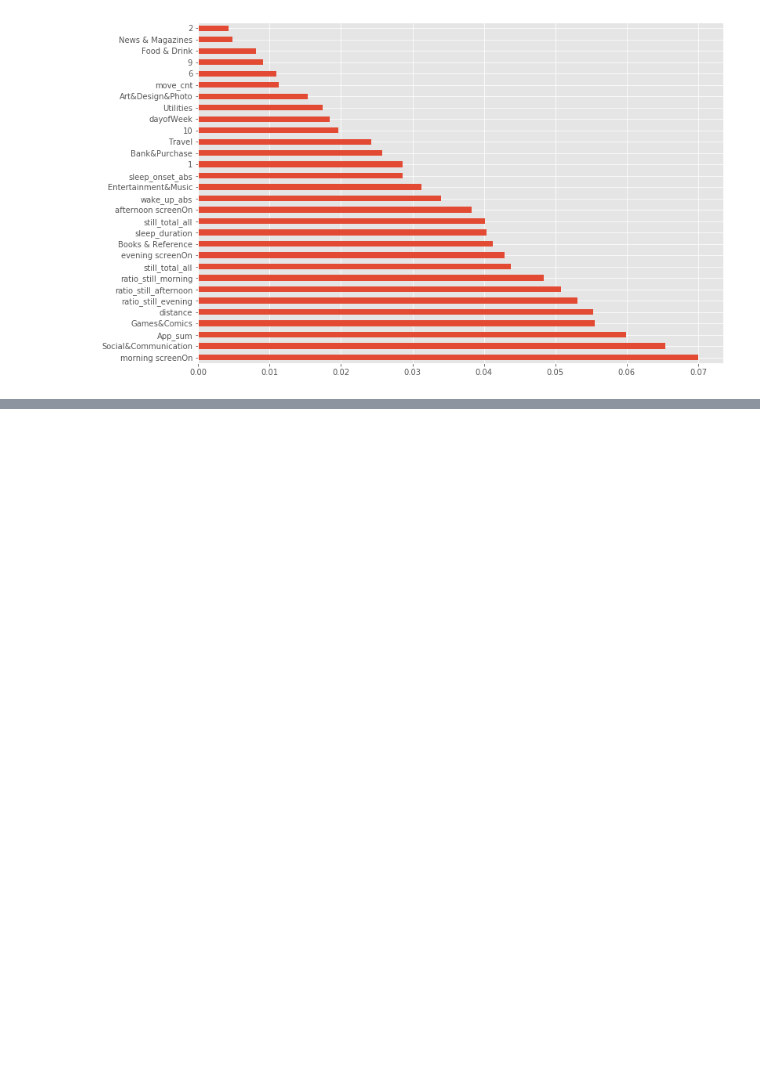
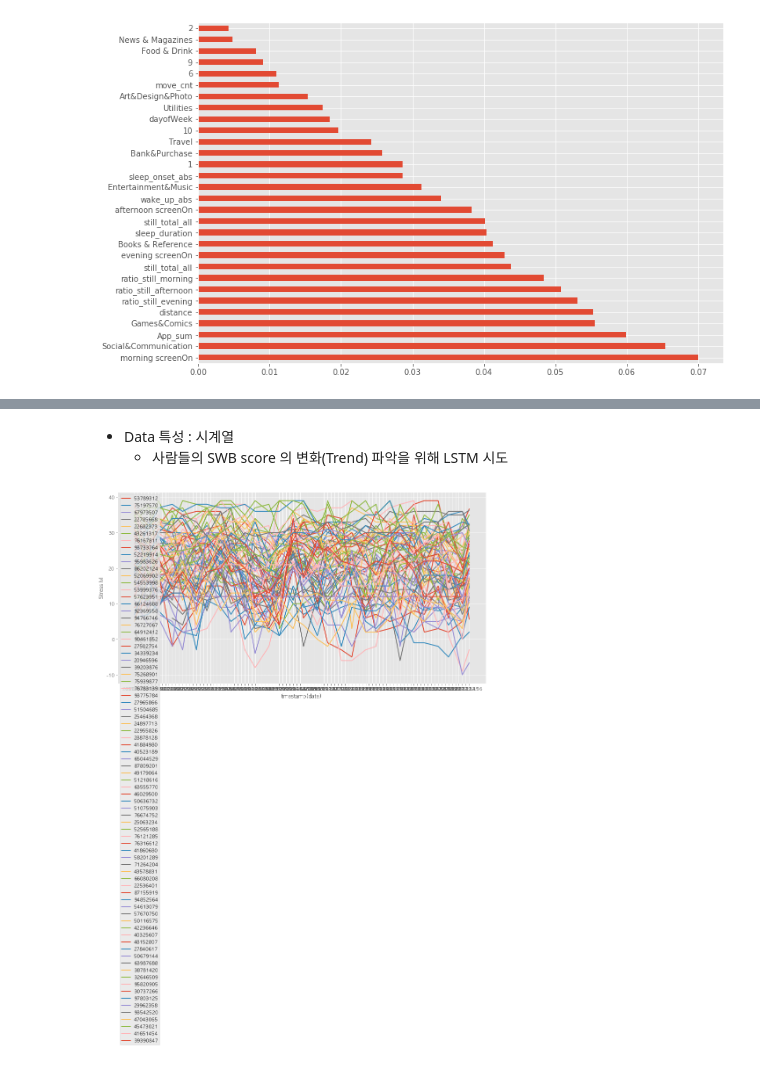
Before and after one commit to sy2399/Smartphone_Analysis, a Jupyter notebook: Code/03. Modeling/00. Model Basic1_SWB.ipynb, the cells around one changed output, grey strips where cells are left out. Drawn from its saved outputs; the diff is of its cells as text; code cells hidden in the pictures; blank space fills up the shorter version.

```diff
--- a/Code/03. Modeling/00. Model Basic1_SWB.ipynb
+++ b/Code/03. Modeling/00. Model Basic1_SWB.ipynb
@@ -28 +36,19 @@
+# %%
+import pandas as pd
+import numpy as np
+
+%matplotlib inline
+import matplotlib.pylab as plt
+import datetime
+import seaborn as sns
+
+from matplotlib import rc
+
+plt.rcParams["figure.figsize"] = (15,8)
+plt.rcParams['lines.linewidth'] = 2
+plt.rcParams['lines.color'] = 'r'
+plt.rcParams['axes.grid'] = True
+
+rc('font', family='AppleGothic')
+plt.rcParams['axes.unicode_minus'] = False
 # %%
@@ -415,0 +445,14 @@ shap.force_plot(explainer.expected_value[2], shap_values[2], X_test.iloc[10,:])
+# %% [markdown]
+- Data 특성 : 시계열
+    - 사람들의 SWB score 의 변화(Trend) 파악을 위해 LSTM 시도
+# %%
+for uid in set(swb['uid']):
+
+    user_Df = swb[swb['uid'] == uid]
+
+    plt.plot(user_Df['timestamp'], user_Df['SWB_score'], label = uid)
+    plt.xlabel('timestamp(date)')
+    plt.ylabel('Stress lvl')
+    plt.legend(loc = 'upper left')
+# %% [output]
+[figure, added]
```
Also changed, not shown: parts of 16 cells of this notebook, 3 other files.
